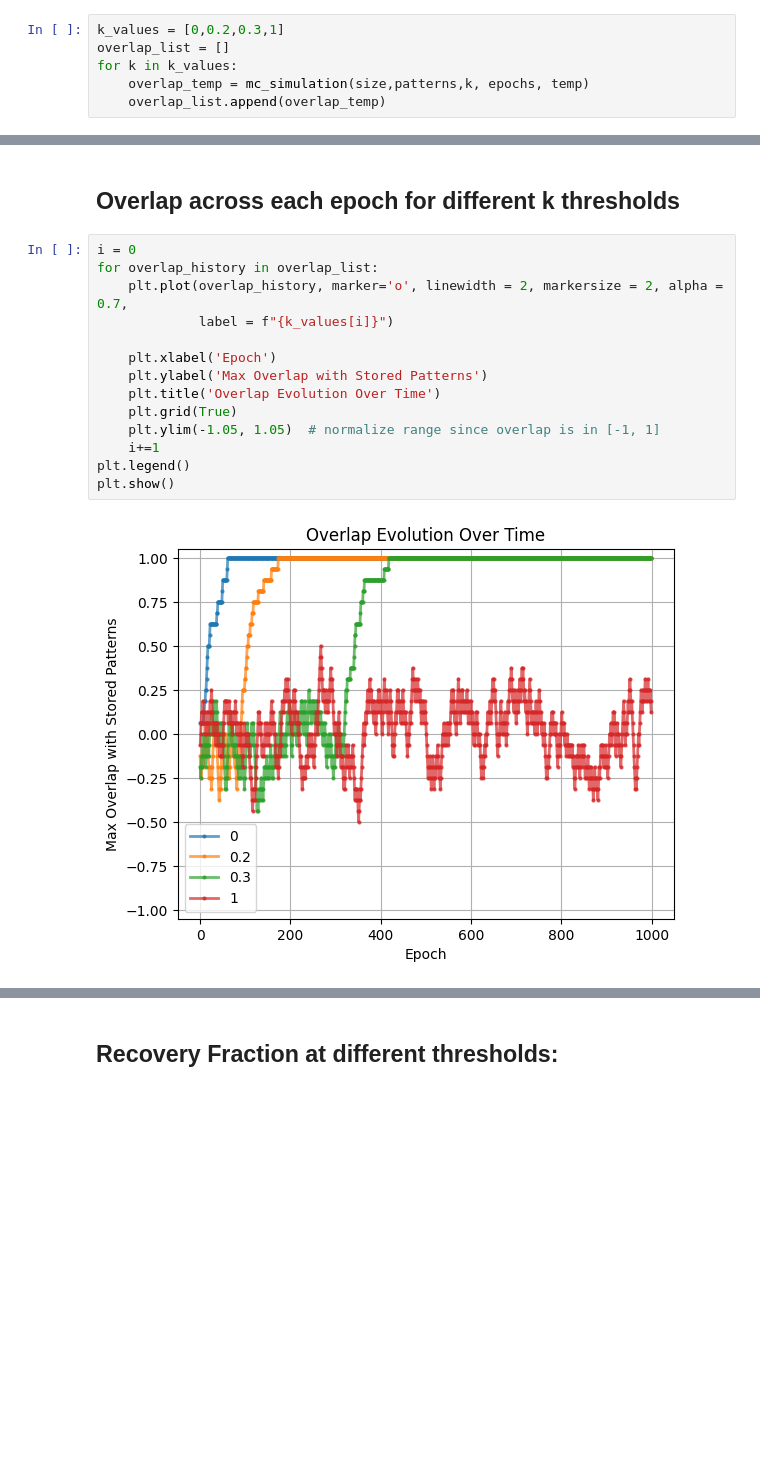
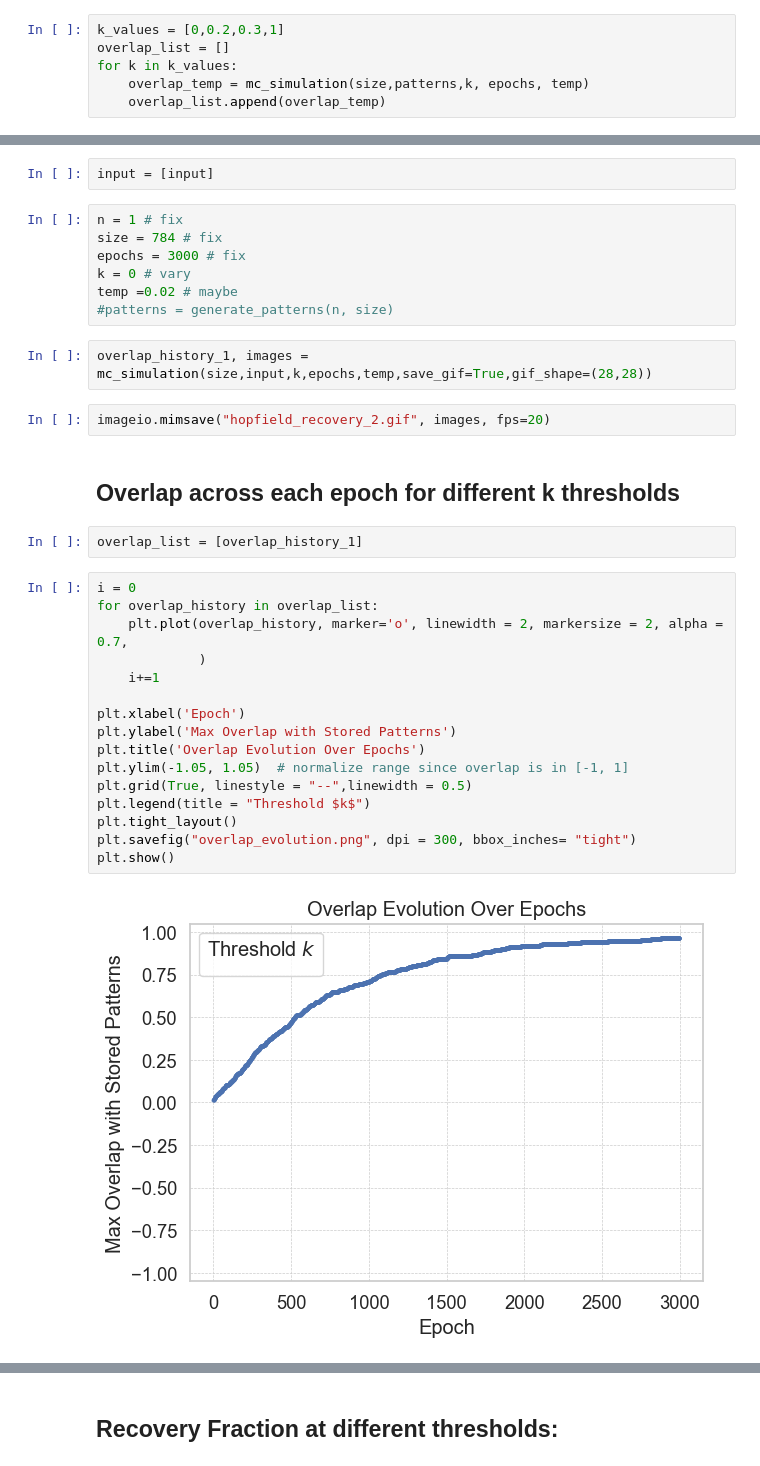
Before and after one commit to kavinfidel/Recovery_Capacity_Hopfield_Networks, a Jupyter notebook: hopfield_capacity.ipynb, the cells around one changed output, grey strips where cells are left out. Cells and saved outputs as stored; diff of their text form; blank space fills up the shorter version.

```diff
--- a/hopfield_capacity.ipynb
+++ b/hopfield_capacity.ipynb
@@ -112,18 +212,35 @@ for k in k_values:
+# %%
+input = [input]
+# %%
+n = 1 # fix
+size = 784 # fix
+epochs = 3000 # fix
+k = 0 # vary
+temp =0.02 # maybe
+#patterns = generate_patterns(n, size)
+# %%
+overlap_history_1, images = mc_simulation(size,input,k,epochs,temp,save_gif=True,gif_shape=(28,28))
+# %%
+imageio.mimsave("hopfield_recovery_2.gif", images, fps=20)
 # %% [markdown]
 ## Overlap across each epoch for different k thresholds
+# %%
+overlap_list = [overlap_history_1]
 # %%
 i = 0
 for overlap_history in overlap_list:
     plt.plot(overlap_history, marker='o', linewidth = 2, markersize = 2, alpha = 0.7,
-             label = f"{k_values[i]}")
+             )
+    i+=1
 
-    plt.xlabel('Epoch')
-    plt.ylabel('Max Overlap with Stored Patterns')
-    plt.title('Overlap Evolution Over Time')
-    plt.grid(True)
-    plt.ylim(-1.05, 1.05)  # normalize range since overlap is in [-1, 1]
-    i+=1
-plt.legend()
+plt.xlabel('Epoch')
+plt.ylabel('Max Overlap with Stored Patterns')
+plt.title('Overlap Evolution Over Epochs')
+plt.ylim(-1.05, 1.05)  # normalize range since overlap is in [-1, 1]
+plt.grid(True, linestyle = "--",linewidth = 0.5)
+plt.legend(title = "Threshold $k$")
+plt.tight_layout()
+plt.savefig("overlap_evolution.png", dpi = 300, bbox_inches= "tight")
 plt.show()
 # %% [output]
-[figure, old version]
+[figure, new version]
```
Also changed, not shown: parts of 14 cells of this notebook, 5 other files.
